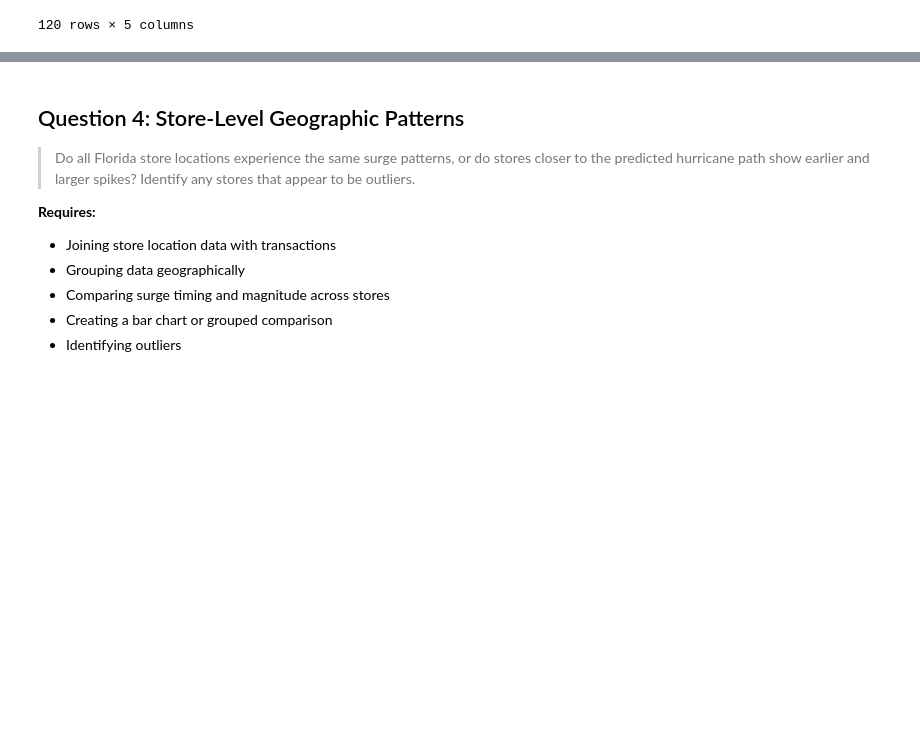
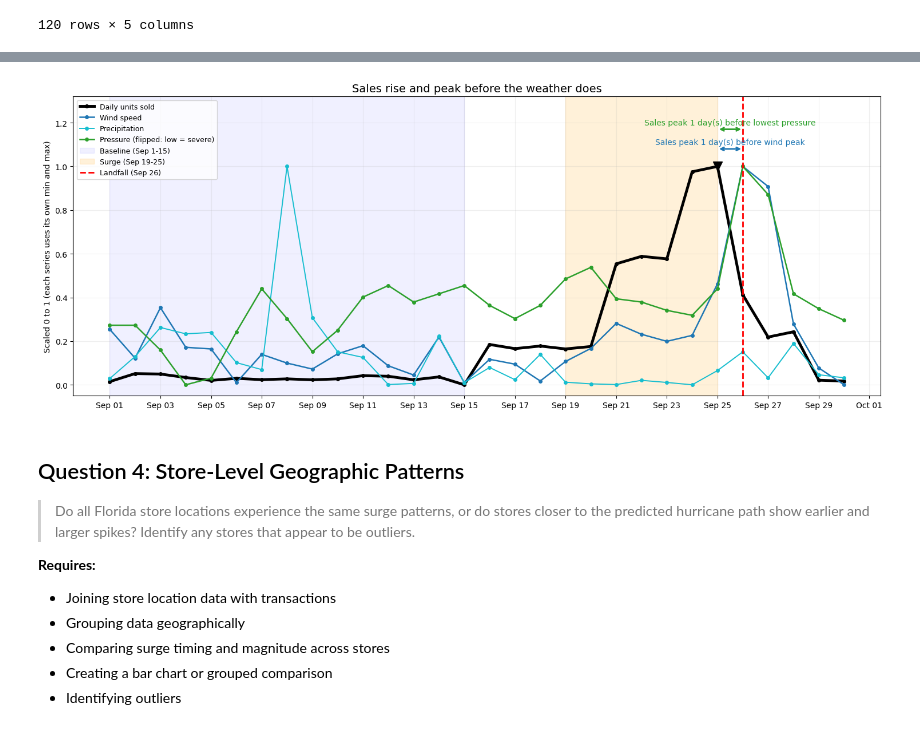
Before and after one commit to simichakravarty16/walmart-hurricane-project, a Jupyter notebook: notebooks/team_notebook.ipynb, the cells around one changed output, grey strips where cells are left out. Saved outputs shown, nothing was run; the diff lists cells and outputs as text; code cells hidden in the pictures; blank space fills up the shorter version.

Commit message:
Added annotations to Q3 visualization

```diff
--- a/notebooks/team_notebook.ipynb
+++ b/notebooks/team_notebook.ipynb
@@ -1964,3 +1836,49 @@ plt.show()
+# %%
+# Daily Sales and Weather Conditions During Hurricane Helene
+# Highlight baseline, surge, and hurricane landfall
+import matplotlib.dates as mdates
+
+severity = plot_data.set_index("date")[["daily_quantity"] + weather_variables].copy()
+severity["pressure_msl_mean"] = -severity["pressure_msl_mean"]      # flip so LOW pressure = MORE severe
+scaled = (severity - severity.min()) / (severity.max() - severity.min())
+
+line_style = {
+    "daily_quantity":    ("Daily units sold",                 "black",      3.5),
+    "windspeed_10m_max": ("Wind speed",                       "tab:blue",   1.8),
+    "precipitation_sum": ("Precipitation",                    "tab:cyan",   1.4),
+    "pressure_msl_mean": ("Pressure (flipped: low = severe)", "tab:green",  1.8),
+}
+
+fig, ax = plt.subplots(figsize=(15, 6))
+for col, (label, color, lw) in line_style.items():
+    ax.plot(scaled.index, scaled[col], color=color, lw=lw, marker="o", ms=4, label=label)
+
+ax.axvspan(BASELINE_START, BASELINE_END, color="blue", alpha=0.06, label="Baseline (Sep 1-15)")
+ax.axvspan(SURGE_START, SURGE_END, color="orange", alpha=0.15, label="Surge (Sep 19-25)")
+ax.axvline(LANDFALL_DATE, color="red", ls="--", lw=2, label="Landfall (Sep 26)")
+
+# Threshold-free lag: how many days before each weather peak did sales peak?
+sales_peak = scaled["daily_quantity"].idxmax()
+ax.plot(sales_peak, 1.0, marker="v", color="black", ms=11)
+for i, (col, text) in enumerate([("windspeed_10m_max", "wind peak"), ("pressure_msl_mean", "lowest pressure")]):
+    weather_peak = scaled[col].idxmax()
+    lead_days = (weather_peak - sales_peak).days
+    y = 1.08 + 0.09 * i
+    ax.annotate("", xy=(weather_peak, y), xytext=(sales_peak, y),
+                arrowprops=dict(arrowstyle="<->", color=line_style[col][1], lw=2))
+    ax.text(sales_peak + (weather_peak - sales_peak) / 2, y + 0.02,
+            f"Sales peak {lead_days} day(s) before {text}", ha="center", fontsize=10, color=line_style[col][1])
+
+ax.set_ylim(-0.05, 1.32)
+ax.set_ylabel("Scaled 0 to 1 (each series uses its own min and max)")
+ax.set_title("Sales rise and peak before the weather does", fontsize=14)
+ax.grid(alpha=0.2); ax.legend(loc="upper left", fontsize=9)
+ax.xaxis.set_major_locator(mdates.DayLocator(interval=2))
+ax.xaxis.set_major_formatter(mdates.DateFormatter("%b %d"))
+ax.tick_params(axis="x", rotation=0)
+plt.tight_layout(); plt.show()
+# %% [output]
+[figure, added]
 # %% [markdown]
 ## Question 4: Store-Level Geographic Patterns
 
```
Also changed, not shown: parts of 2 cells of this notebook.
